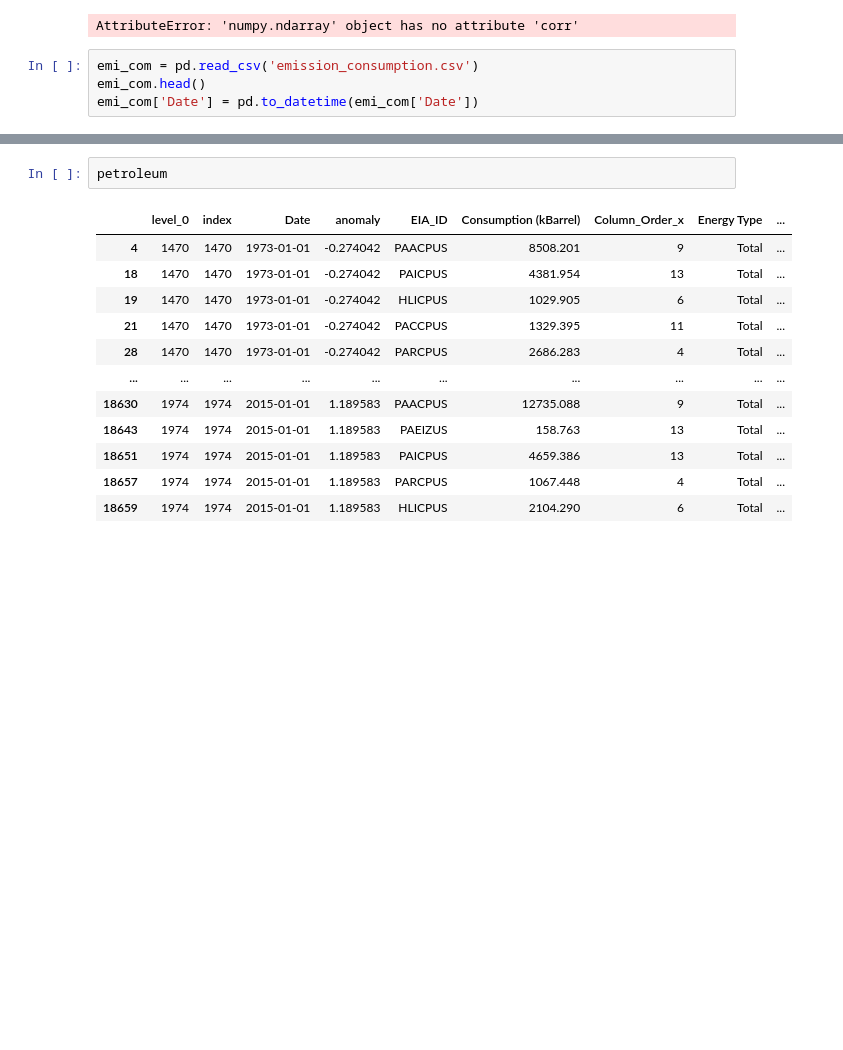
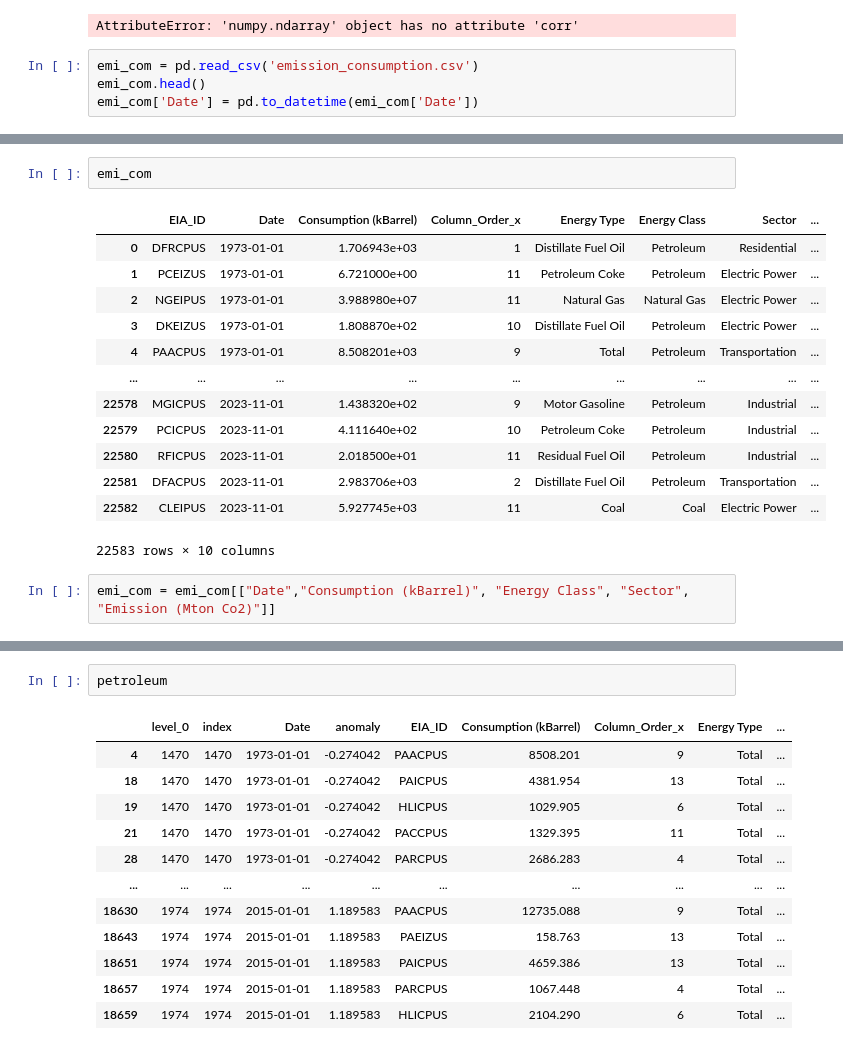
Before and after one commit to chtang-hmc/Spring-Invitation-Datathon-2024, a Jupyter notebook: Analysis/temp_EDA.ipynb, the cells around one changed output, grey strips where cells are left out. Cells and saved outputs as stored; diff of their text form; blank space fills up the shorter version.

```diff
--- a/Analysis/temp_EDA.ipynb
+++ b/Analysis/temp_EDA.ipynb
@@ -106,0 +128,18 @@ memory usage: 2.0+ MB
+# %%
+emi_com
+# %% [output]
+|  | EIA_ID | Date | Consumption (kBarrel) | Column_Order_x | Energy Type | Energy Class | Sector | ... |
+| 0 | DFRCPUS | 1973-01-01 | 1.706943e+03 | 1 | Distillate Fuel Oil | Petroleum | Residential | ... |
+| 1 | PCEIZUS | 1973-01-01 | 6.721000e+00 | 11 | Petroleum Coke | Petroleum | Electric Power | ... |
+| 2 | NGEIPUS | 1973-01-01 | 3.988980e+07 | 11 | Natural Gas | Natural Gas | Electric Power | ... |
+| 3 | DKEIZUS | 1973-01-01 | 1.808870e+02 | 10 | Distillate Fuel Oil | Petroleum | Electric Power | ... |
+| 4 | PAACPUS | 1973-01-01 | 8.508201e+03 | 9 | Total | Petroleum | Transportation | ... |
+| ... | ... | ... | ... | ... | ... | ... | ... | ... |
+| 22578 | MGICPUS | 2023-11-01 | 1.438320e+02 | 9 | Motor Gasoline | Petroleum | Industrial | ... |
+| 22579 | PCICPUS | 2023-11-01 | 4.111640e+02 | 10 | Petroleum Coke | Petroleum | Industrial | ... |
+| 22580 | RFICPUS | 2023-11-01 | 2.018500e+01 | 11 | Residual Fuel Oil | Petroleum | Industrial | ... |
+| 22581 | DFACPUS | 2023-11-01 | 2.983706e+03 | 2 | Distillate Fuel Oil | Petroleum | Transportation | ... |
+| 22582 | CLEIPUS | 2023-11-01 | 5.927745e+03 | 11 | Coal | Coal | Electric Power | ... |
+22583 rows × 10 columns
+# %%
+emi_com = emi_com[["Date","Consumption (kBarrel)", "Energy Class", "Sector", "Emission (Mton Co2)"]]
```
Also changed, not shown: parts of 22 cells of this notebook, 22 other files.
